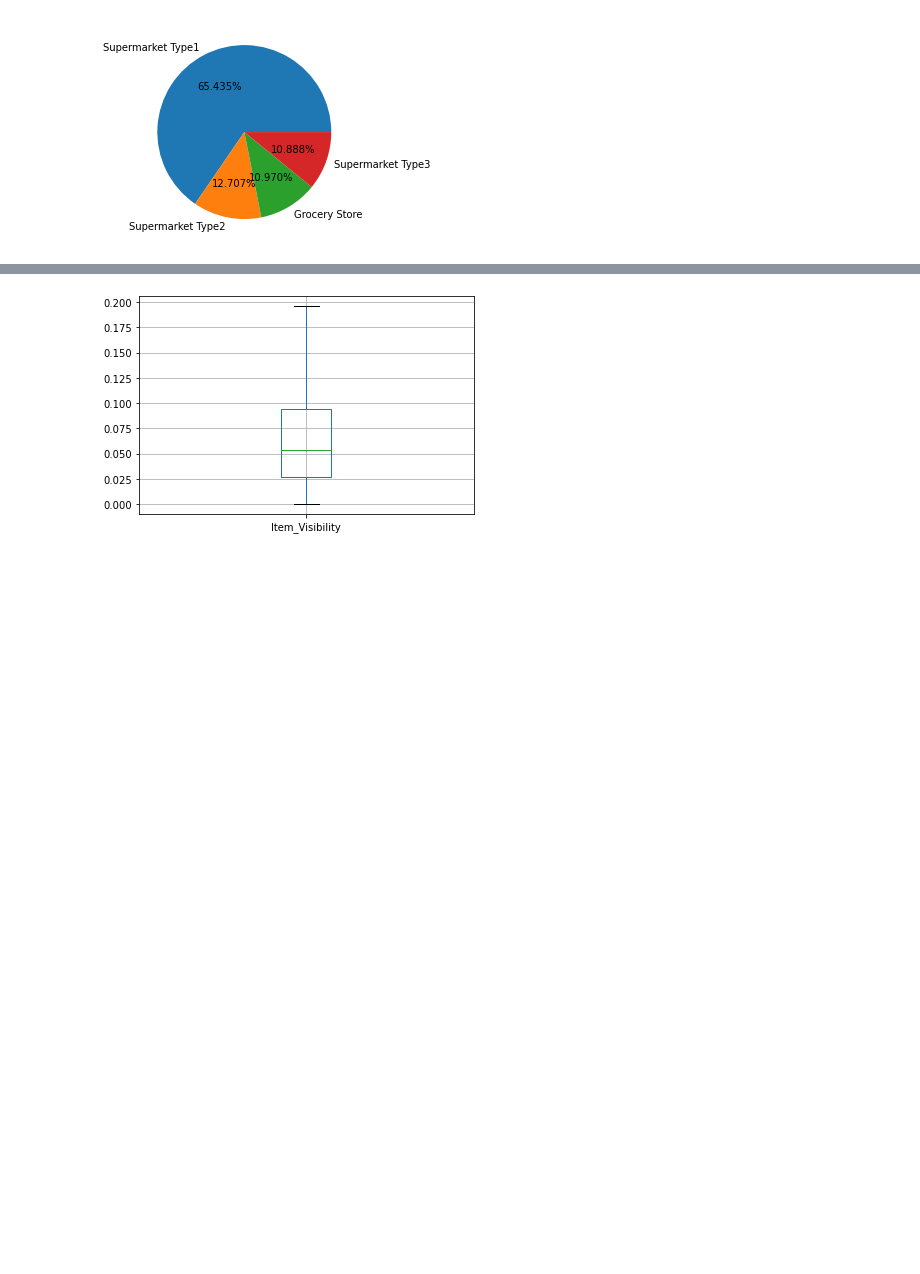
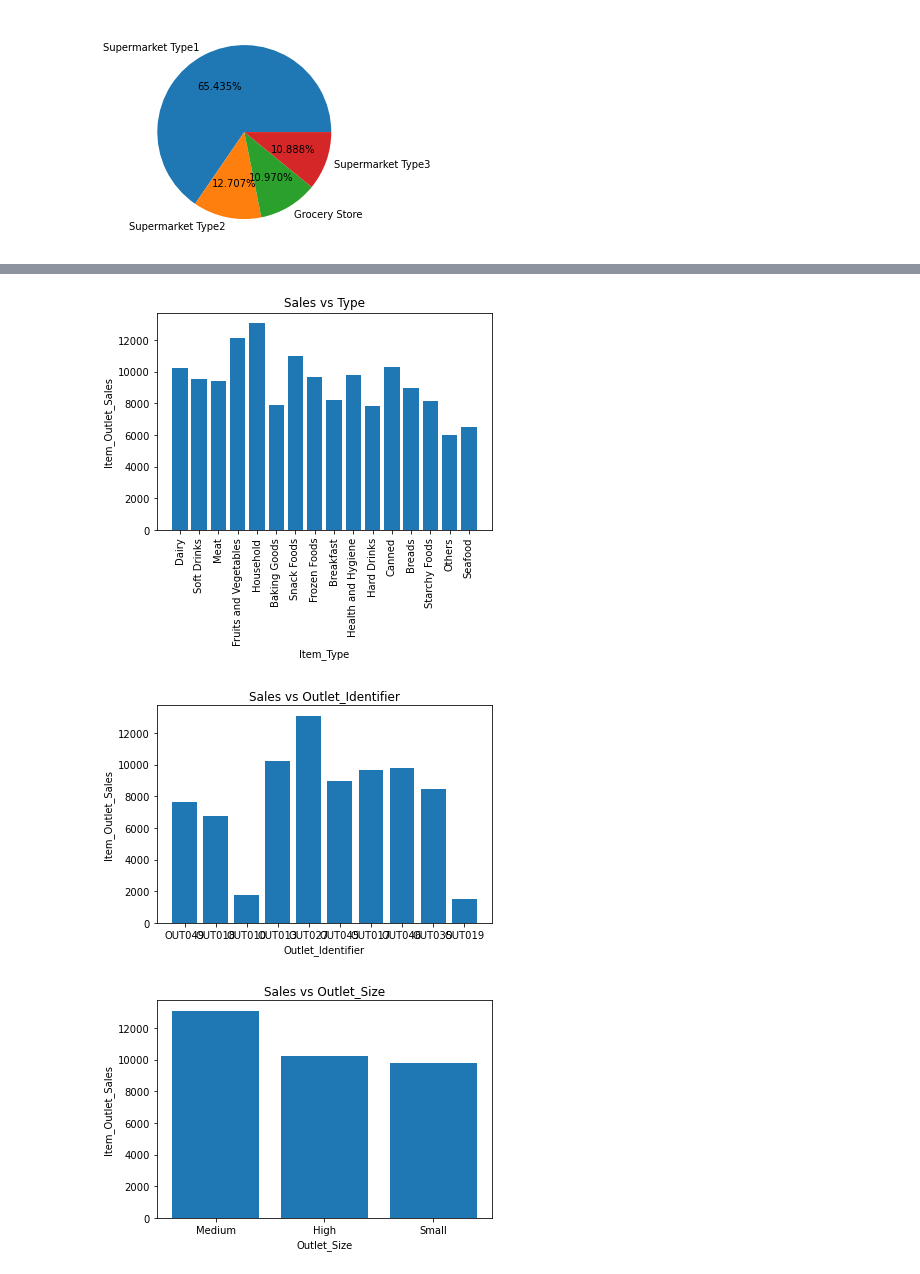
Before and after one commit to Hoda233/BigMart-Outlet-Sales-Analysis-and-Prediction, a Jupyter notebook: Notebook/note_2.ipynb, the cells around one changed output, grey strips where cells are left out. Saved outputs shown, nothing was run; the diff lists cells and outputs as text; code cells hidden in the pictures; blank space fills up the shorter version.

```diff
--- a/Notebook/note_2.ipynb
+++ b/Notebook/note_2.ipynb
@@ -151,8 +158,6 @@ print(train_data['Outlet_Type'].isnull().sum())
 # %%
 # Make Item_Fat_Content has only 2 values
 train_data['Item_Fat_Content'] = train_data['Item_Fat_Content'].replace({'low fat': 'Low Fat', 'LF': 'Low Fat', 'reg': 'Regular'})
-
-# convert Outlet_Establishment_Year to str
-train_data['Outlet_Establishment_Year'] = train_data['Outlet_Establishment_Year'].astype(str)
+test_data['Item_Fat_Content']  = test_data['Item_Fat_Content'].replace({'low fat': 'Low Fat', 'LF': 'Low Fat', 'reg': 'Regular'})
 # %%
 # handle missing values
@@ -251,16 +371,37 @@ plt.show()
 # %%
-# handle outliers
+plt.bar(train_data['Item_Type'], train_data['Item_Outlet_Sales'])
+plt.title('Sales vs Type')
+plt.xlabel('Item_Type')
+plt.ylabel('Item_Outlet_Sales')
+plt.xticks(rotation=90)
+plt.show()
 
-# handle outliers in Item_Visibility
-Q1 = train_data['Item_Visibility'].quantile(0.25)
-Q3 = train_data['Item_Visibility'].quantile(0.75)
-lower_range = Q1 - 1.5 * (Q3 - Q1)
-upper_range = Q3 + 1.5 * (Q3 - Q1)
-train_data['Item_Visibility'] = np.where(train_data['Item_Visibility'] > upper_range, upper_range, train_data['Item_Visibility'])
-train_data['Item_Visibility'] = np.where(train_data['Item_Visibility'] < lower_range, lower_range, train_data['Item_Visibility'])
+plt.bar(train_data['Outlet_Identifier'], train_data['Item_Outlet_Sales'])
+plt.title('Sales vs Outlet_Identifier')
+plt.xlabel('Outlet_Identifier')
+plt.ylabel('Item_Outlet_Sales')
+plt.xticks(rotation=90)
+plt.show()
 
-# boxplot after handling outliers
-train_data.boxplot(column=['Item_Visibility'])
+plt.bar(train_data['Outlet_Size'], train_data['Item_Outlet_Sales'])
+plt.title('Sales vs Outlet_Size')
+plt.xlabel('Outlet_Size')
+plt.ylabel('Item_Outlet_Sales')
 plt.show()
+
+plt.bar(train_data['Outlet_Location_Type'], train_data['Item_Outlet_Sales'])
+plt.title('Sales vs Outlet_Location_Type')
+plt.xlabel('Outlet_Location_Type')
+plt.ylabel('Item_Outlet_Sales')
+plt.show()
+
+plt.bar(train_data['Outlet_Type'], train_data['Item_Outlet_Sales'])
+plt.title('Sales vs Outlet_Type')
+plt.xlabel('Outlet_Type')
+plt.ylabel('Item_Outlet_Sales')
+plt.xticks(rotation=90)
+plt.show()
 # %% [output]
-[figure, old version]
+[figure, new version]
+[figure, added]
+[figure, added]
```
Also changed, not shown: parts of 28 cells of this notebook, 1 other file.
